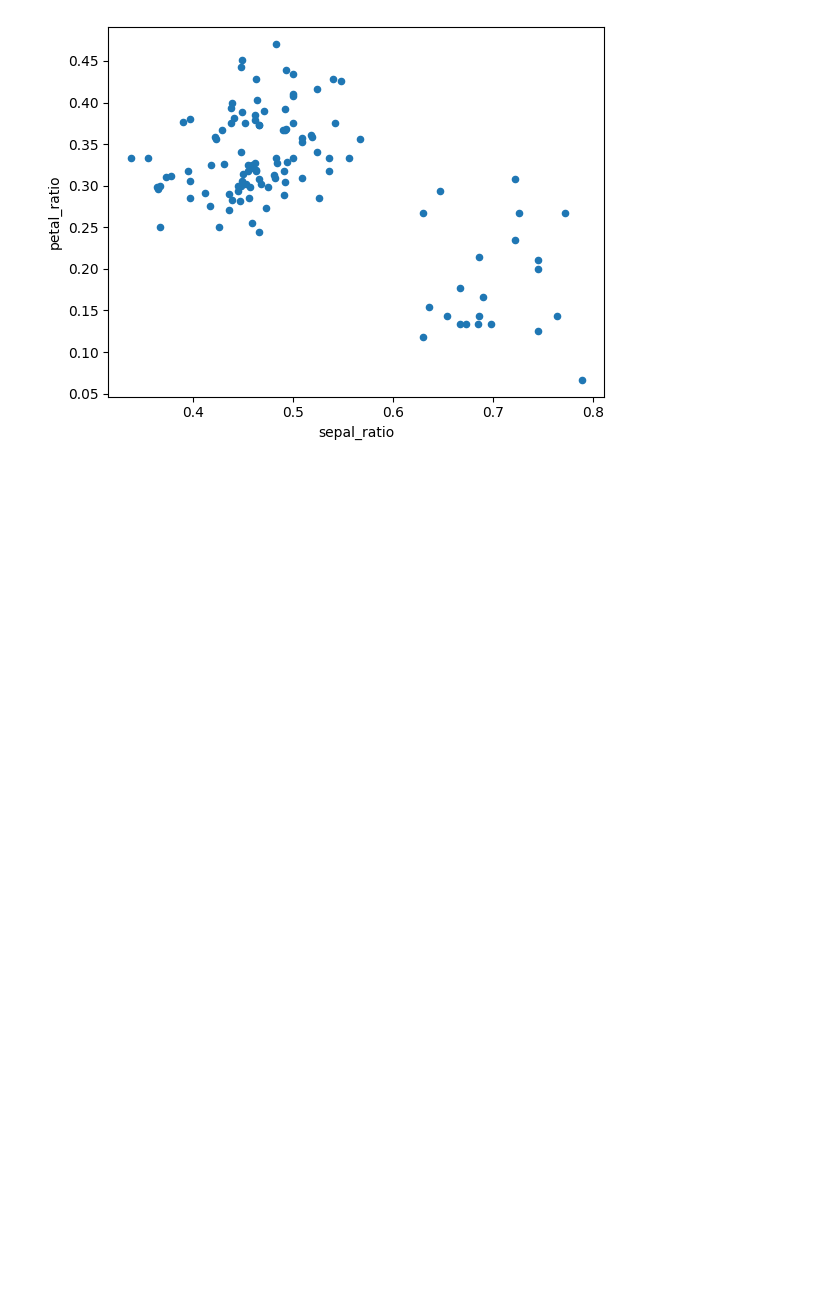
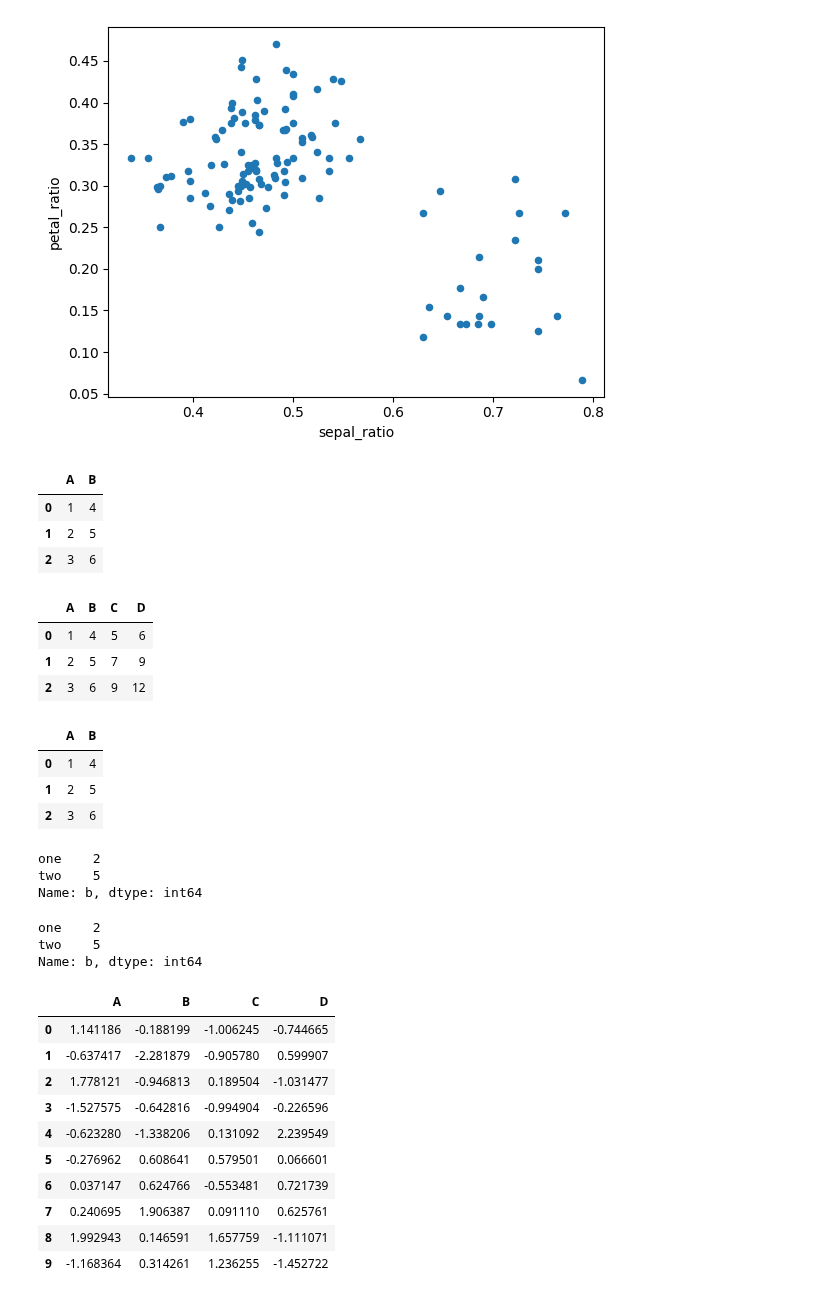
Before and after one commit to TaMaN2031A/data-yard, a Jupyter notebook: roots of knowledge/pandas documentation/User Guide/Intro to data structure.ipynb, the cells around one changed output. Cells and saved outputs as stored; diff of their text form; code cells hidden in the pictures; blank space fills up the shorter version.

Commit message:
Data alignment and arithmetic,Indexing / selection in pd

```diff
--- a/roots of knowledge/pandas documentation/User Guide/Intro to data structure.ipynb
+++ b/roots of knowledge/pandas documentation/User Guide/Intro to data structure.ipynb
@@ -613,0 +616,21 @@ iris.assign(sepal_ratio = lambda x: x['sepal length (cm)'] / x['sepal width (cm)
+# %%
+dfa
+# %% [output]
+|  | A | B |
+| 0 | 1 | 4 |
+| 1 | 2 | 5 |
+| 2 | 3 | 6 |
+# %%
+dfa.assign(C=lambda x: x["A"] + x["B"], D=lambda x: x["A"] + x["C"])
+# %% [output]
+|  | A | B | C | D |
+| 0 | 1 | 4 | 5 | 6 |
+| 1 | 2 | 5 | 7 | 9 |
+| 2 | 3 | 6 | 9 | 12 |
+# %%
+dfa
+# %% [output]
+|  | A | B |
+| 0 | 1 | 4 |
+| 1 | 2 | 5 |
+| 2 | 3 | 6 |
@@ -613,0 +639,28 @@ iris.assign(sepal_ratio = lambda x: x['sepal length (cm)'] / x['sepal width (cm)
+# %%
+df.loc["b"]
+# %% [output]
+one    2
+two    5
+Name: b, dtype: int64
+# %%
+df.iloc[1]
+# %% [output]
+one    2
+two    5
+Name: b, dtype: int64
+# %%
+df = pd.DataFrame(np.random.randn(10, 4), columns=list("ABCD"))
+# %%
+df
+# %% [output]
+|  | A | B | C | D |
+| 0 | 1.141186 | -0.188199 | -1.006245 | -0.744665 |
+| 1 | -0.637417 | -2.281879 | -0.905780 | 0.599907 |
+| 2 | 1.778121 | -0.946813 | 0.189504 | -1.031477 |
+| 3 | -1.527575 | -0.642816 | -0.994904 | -0.226596 |
+| 4 | -0.623280 | -1.338206 | 0.131092 | 2.239549 |
+| 5 | -0.276962 | 0.608641 | 0.579501 | 0.066601 |
+| 6 | 0.037147 | 0.624766 | -0.553481 | 0.721739 |
+| 7 | 0.240695 | 1.906387 | 0.091110 | 0.625761 |
+| 8 | 1.992943 | 0.146591 | 1.657759 | -1.111071 |
+| 9 | -1.168364 | 0.314261 | 1.236255 | -1.452722 |
```
Also changed, not shown: parts of 29 cells of this notebook.
